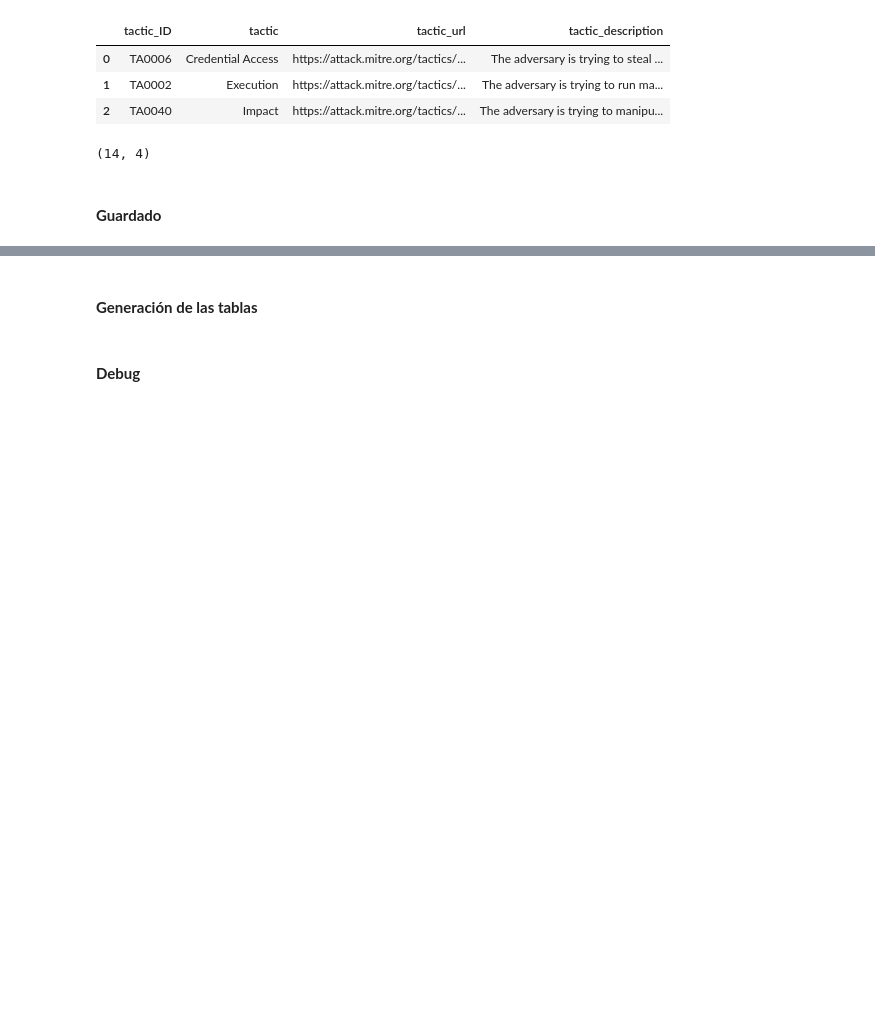
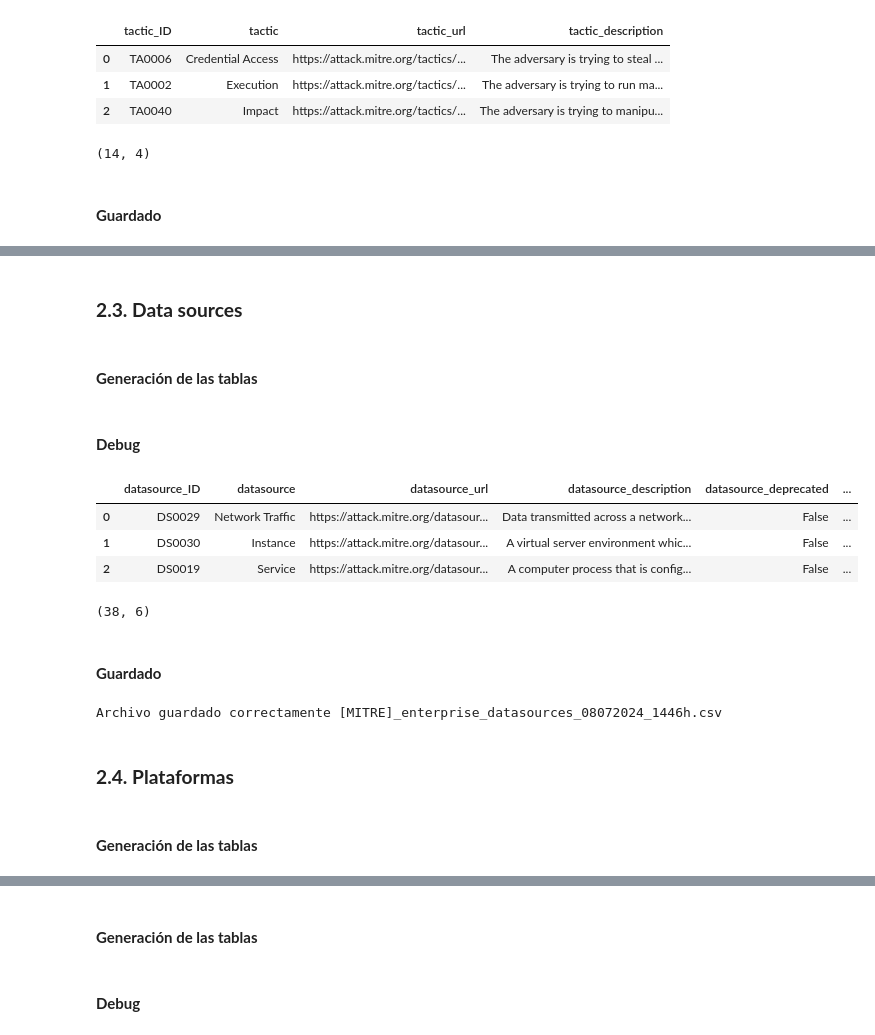
Before and after one commit to cyberauditor-framework/Mitre-Detections-Rules-Framework, a Jupyter notebook: mitre_relationships/[stix2]_mitre_relationships.ipynb, the cells around one changed output, grey strips where cells are left out. Saved outputs shown, nothing was run; the diff lists cells and outputs as text; code cells hidden in the pictures; blank space fills up the shorter version.

Commit message:
Añadida obtención información data source y plataforma

```diff
--- a/mitre_relationships/[stix2]_mitre_relationships.ipynb
+++ b/mitre_relationships/[stix2]_mitre_relationships.ipynb
@@ -283,3 +283,31 @@ def get_tactics_table(matrix_store):
         })
     MITRE_tactics_df = pd.DataFrame(tactics_data)
     return MITRE_tactics_df
+# %%
+def get_datasources_information(matrix_store, revoked_deprecated=True):
+    '''
+    Función que retorna el dataframe con la información relativa a los data sources (ID, nombre, url, descripción, estado deprecado, estado revocado).
+    '''
+    datasoruces_data = []
+    data_sources = matrix_store.query([Filter('type', '=', 'x-mitre-data-source')])
+    for ds in data_sources:
+        deprecated = False
+        revoked = False
+        if 'x_mitre_deprecated' in ds:
+            deprecated = ds['x_mitre_deprecated']
+        if 'revoked' in ds:
+            revoked = ds['revoked']
+
+        datasoruces_data.append({
+            "datasource_ID": ds['external_references'][0]['external_id'],
+            "datasource": ds['name'],
+            "datasource_url": ds['external_references'][0]['url'],
+            "datasource_description":ds['description'],
+            "datasource_deprecated": deprecated,
+            "datasource_revoked": revoked
+        })
+
+    MITRE_datasources_df = pd.DataFrame(datasoruces_data)
+    if revoked_deprecated:
+        MITRE_datasources_df = MITRE_datasources_df[(MITRE_datasources_df['datasource_deprecated']!=True)&(MITRE_datasources_df['datasource_revoked']!=True)]
+    return MITRE_datasources_df
@@ -882,0 +910,29 @@ Archivo guardado correctamente [MITRE]_enterprise_tactics_08072024_1401h.csv
+# %% [markdown]
+### **2.3. Data sources**
+# %% [markdown]
+#### **Generación de las tablas**
+# %%
+MITRE_datasources_df = get_datasources_information(mitre_matrix, False)
+# %% [markdown]
+#### **Debug**
+# %%
+if debug_df:
+    display(MITRE_datasources_df.head(3))
+    print(f'{MITRE_datasources_df.shape}')
+# %% [output]
+|  | datasource_ID | datasource | datasource_url | datasource_description | datasource_deprecated | ... |
+| 0 | DS0029 | Network Traffic | https://attack.mitre.org/datasour... | Data transmitted across a network... | False | ... |
+| 1 | DS0030 | Instance | https://attack.mitre.org/datasour... | A virtual server environment whic... | False | ... |
+| 2 | DS0019 | Service | https://attack.mitre.org/datasour... | A computer process that is config... | False | ... |
+(38, 6)
+# %% [markdown]
+#### **Guardado**
+# %%
+if save_as_csv:
+    save_df_as_csv(MITRE_datasources_df, f'[MITRE]_{matrix}_datasources','stix2', 'information/datasources')
+# %% [output]
+Archivo guardado correctamente [MITRE]_enterprise_datasources_08072024_1446h.csv
+# %% [markdown]
+### **2.4. Plataformas**
+# %% [markdown]
+#### **Generación de las tablas**
```
Also changed, not shown: parts of 26 cells of this notebook.
